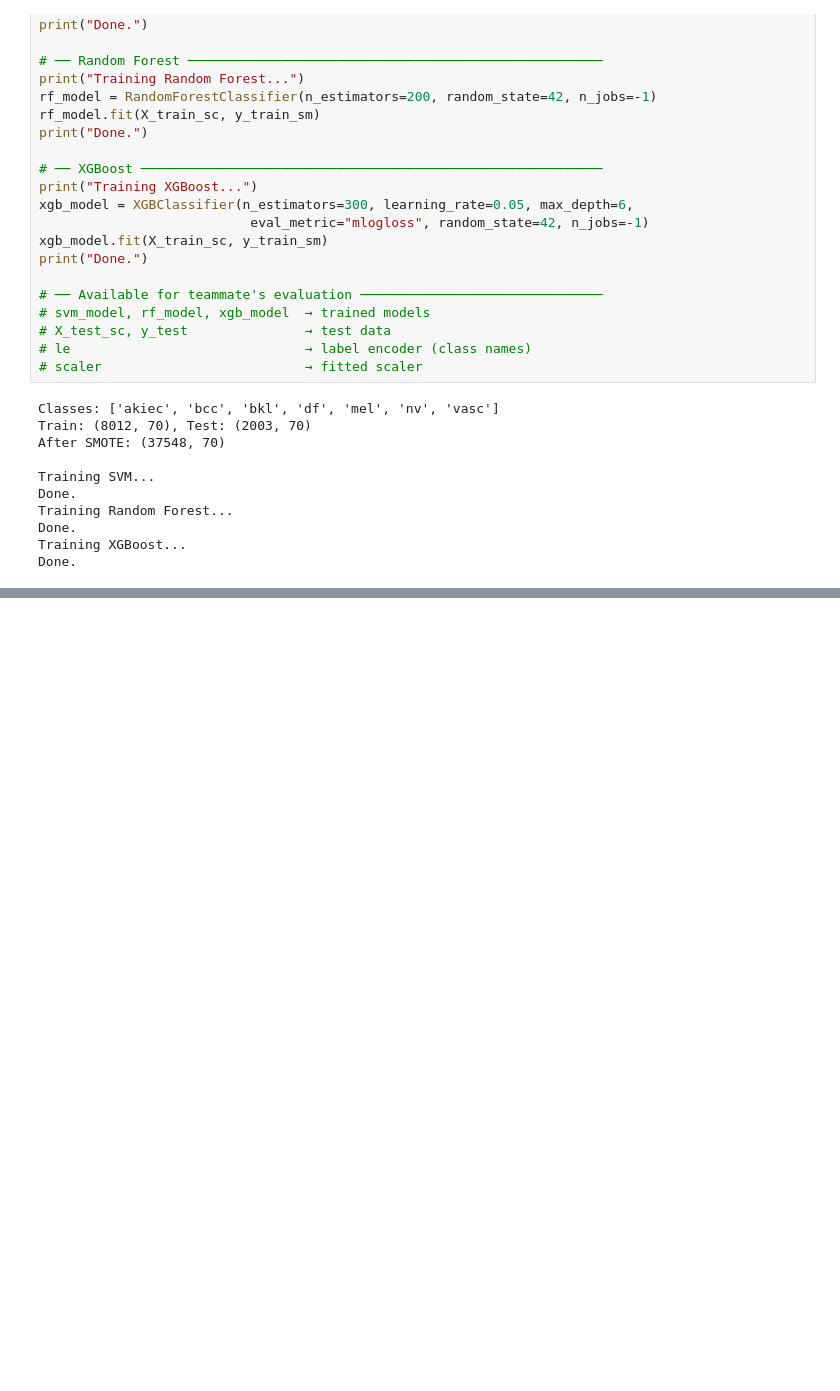
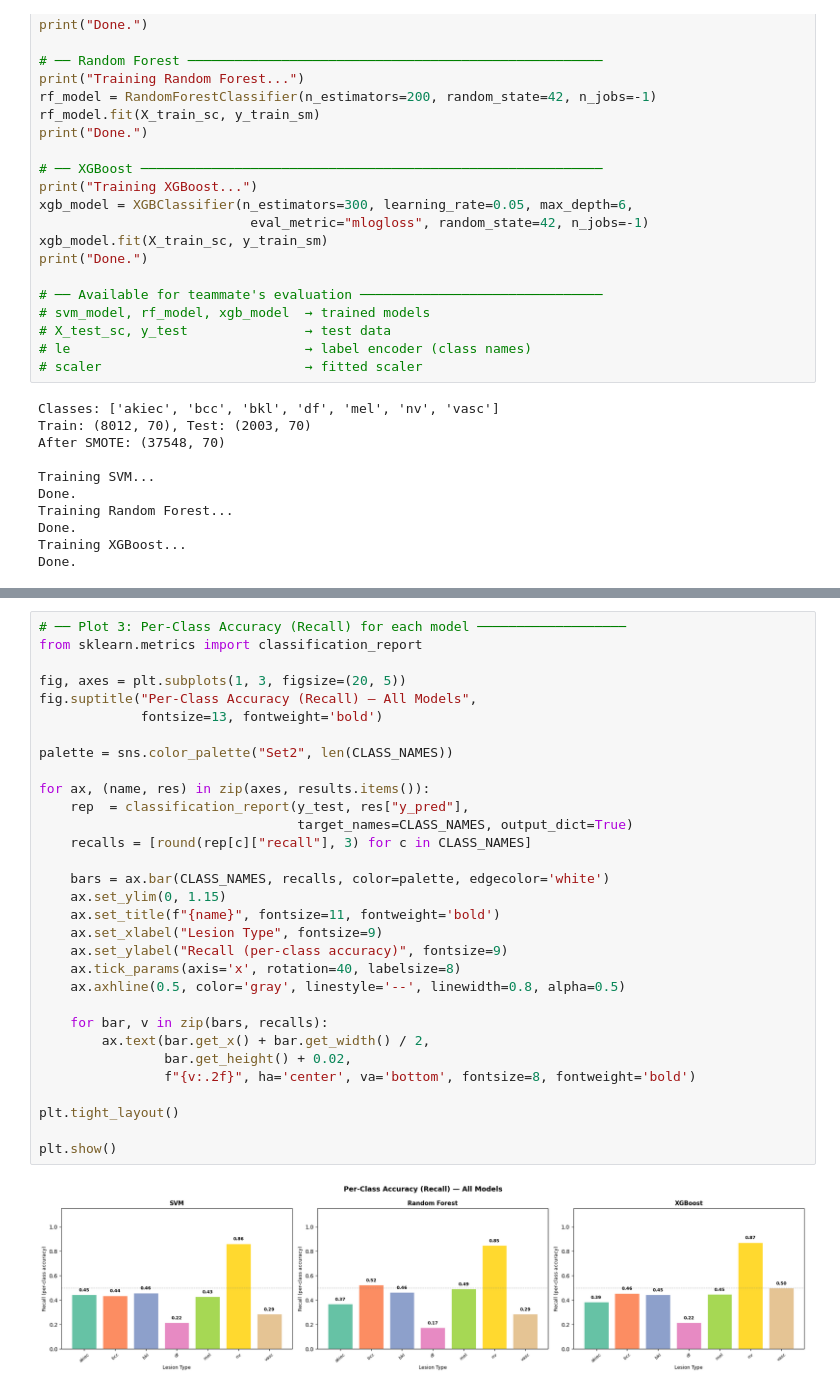
Before and after one commit to shiprachoubey540-bit/Skin-Lesion-Type-Classification-Using-Texture-and-Color-Features-with-SVM, a Jupyter notebook: data_preprocess_eda.ipynb, the cells around one changed output, grey strips where cells are left out. Cells and saved outputs as stored; diff of their text form; blank space fills up the shorter version.

```diff
--- a/data_preprocess_eda.ipynb
+++ b/data_preprocess_eda.ipynb
@@ -964,0 +1152,33 @@ Done.
+# %%
+# ── Plot 3: Per-Class Accuracy (Recall) for each model ───────────────────
+from sklearn.metrics import classification_report
+
+fig, axes = plt.subplots(1, 3, figsize=(20, 5))
+fig.suptitle("Per-Class Accuracy (Recall) — All Models",
+             fontsize=13, fontweight='bold')
+
+palette = sns.color_palette("Set2", len(CLASS_NAMES))
+
+for ax, (name, res) in zip(axes, results.items()):
+    rep  = classification_report(y_test, res["y_pred"],
+                                 target_names=CLASS_NAMES, output_dict=True)
+    recalls = [round(rep[c]["recall"], 3) for c in CLASS_NAMES]
+
+    bars = ax.bar(CLASS_NAMES, recalls, color=palette, edgecolor='white')
+    ax.set_ylim(0, 1.15)
+    ax.set_title(f"{name}", fontsize=11, fontweight='bold')
+    ax.set_xlabel("Lesion Type", fontsize=9)
+    ax.set_ylabel("Recall (per-class accuracy)", fontsize=9)
+    ax.tick_params(axis='x', rotation=40, labelsize=8)
+    ax.axhline(0.5, color='gray', linestyle='--', linewidth=0.8, alpha=0.5)
+
+    for bar, v in zip(bars, recalls):
+        ax.text(bar.get_x() + bar.get_width() / 2,
+                bar.get_height() + 0.02,
+                f"{v:.2f}", ha='center', va='bottom', fontsize=8, fontweight='bold')
+
+plt.tight_layout()
+
+plt.show()
+# %% [output]
+[figure, added]
```
Also changed, not shown: parts of 15 cells of this notebook, 2 other files.
